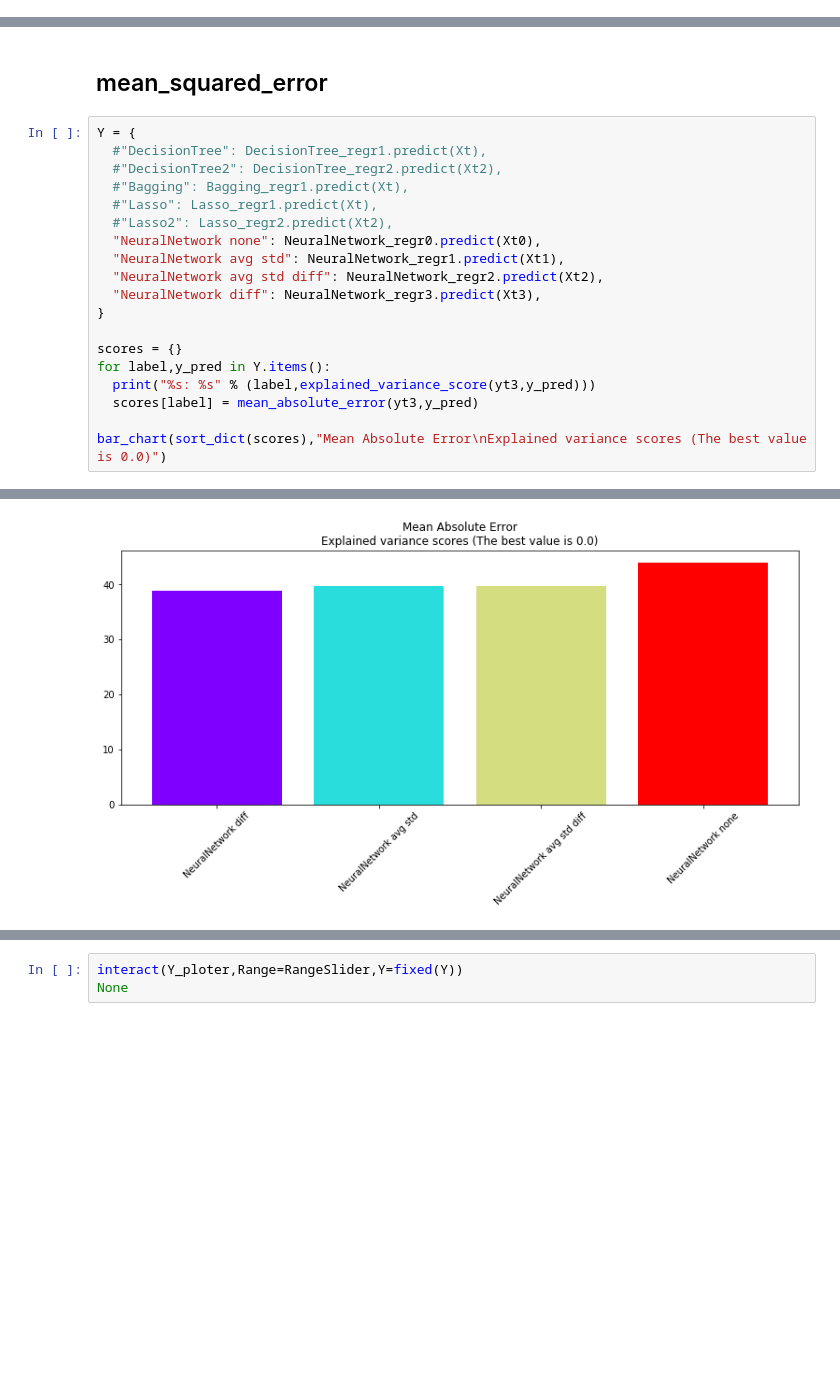
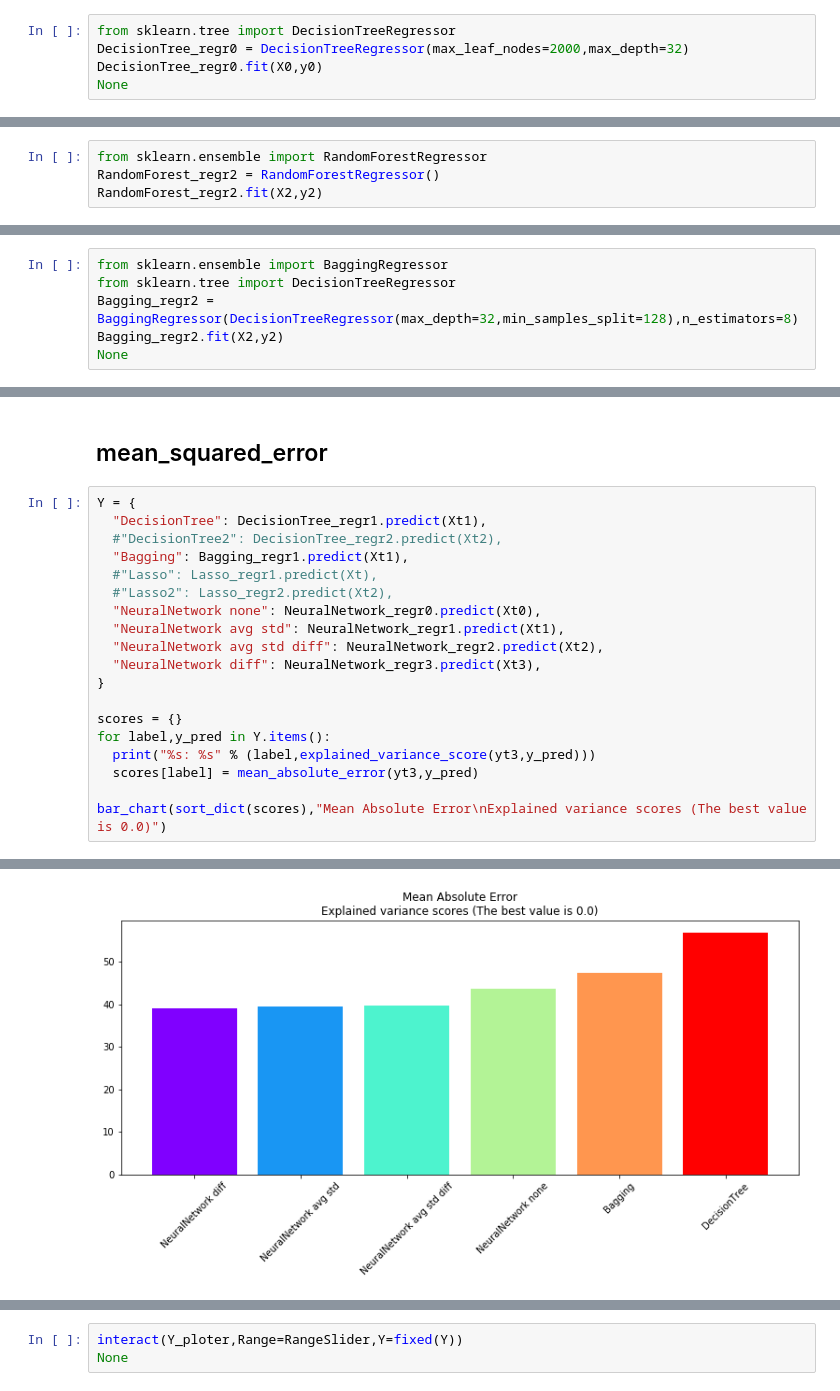
Before and after one commit to amer/IMPRO, a Jupyter notebook: Predictive Maintenance v3.ipynb, the cells around one changed output, grey strips where cells are left out. Drawn from its saved outputs; the diff is of its cells as text; blank space fills up the shorter version.

```diff
--- a/Predictive Maintenance v3.ipynb
+++ b/Predictive Maintenance v3.ipynb
@@ -160,6 +160,11 @@ Xt3, yt3 = transfer_data(test_file_path,colnames,features=['diffA','diffB','diff
 # Training section
 # %% [markdown]
 ## X0, y0
+# %%
+from sklearn.tree import DecisionTreeRegressor
+DecisionTree_regr0 = DecisionTreeRegressor(max_leaf_nodes=2000,max_depth=32)
+DecisionTree_regr0.fit(X0,y0)
+None
 # %%
 from sklearn import neural_network
 NeuralNetwork_regr0 = neural_network.MLPRegressor(alpha=.1,max_iter=400,hidden_layer_sizes=(50,),solver='lbfgs',random_state=1)
@@ -195,3 +214,7 @@ from sklearn.tree import DecisionTreeRegressor
 DecisionTree_regr2 = DecisionTreeRegressor(max_leaf_nodes=2000,max_depth=32)
 DecisionTree_regr2.fit(X2,y2)
 None
+# %%
+from sklearn.ensemble import RandomForestRegressor
+RandomForest_regr2 = RandomForestRegressor()
+RandomForest_regr2.fit(X2,y2)
@@ -198,3 +228,9 @@ None
+# %%
+from sklearn.ensemble import BaggingRegressor
+from sklearn.tree import DecisionTreeRegressor
+Bagging_regr2 = BaggingRegressor(DecisionTreeRegressor(max_depth=32,min_samples_split=128),n_estimators=8)
+Bagging_regr2.fit(X2,y2)
+None
 # %%
 from sklearn import linear_model
 Lasso_regr2 = linear_model.Lasso(alpha =.1)
@@ -335,9 +371,9 @@ bar_chart(sort_dict(scores),"Regressors Scores (+1 is the best)")
 ## mean_squared_error
 # %%
 Y = {
-  #"DecisionTree": DecisionTree_regr1.predict(Xt),
+  "DecisionTree": DecisionTree_regr1.predict(Xt1),
   #"DecisionTree2": DecisionTree_regr2.predict(Xt2),
-  #"Bagging": Bagging_regr1.predict(Xt),
+  "Bagging": Bagging_regr1.predict(Xt1),
   #"Lasso": Lasso_regr1.predict(Xt),
   #"Lasso2": Lasso_regr2.predict(Xt2),
   "NeuralNetwork none": NeuralNetwork_regr0.predict(Xt0),
@@ -360,2 +398,2 @@ NeuralNetwork diff: 0.18890698464
-[figure, old version]
+[figure, new version]
 <matplotlib.figure.Figure at 0x...>
```
Also changed, not shown: parts of 8 cells of this notebook, 1 other file.
